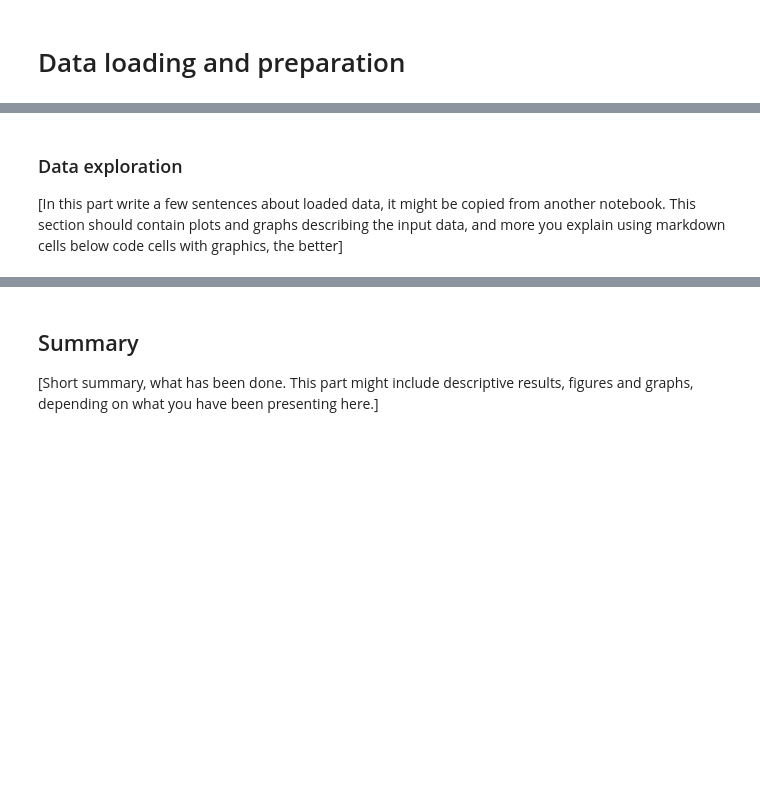
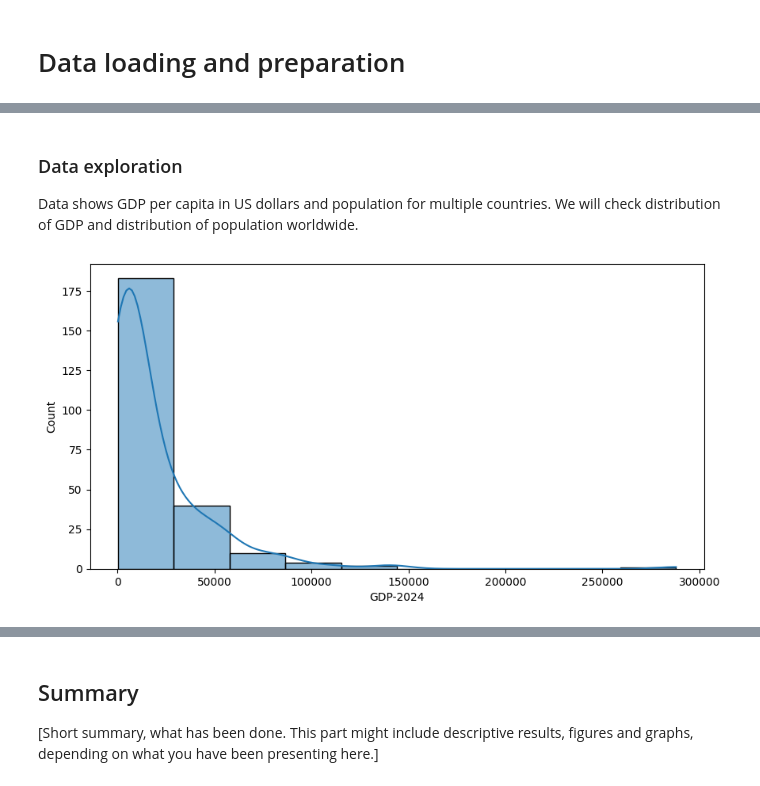
Before and after one commit to hs3city/surveypie, a Jupyter notebook: dev-notebooks/entropy-index.ipynb, the cells around one changed output, grey strips where cells are left out. Drawn from its saved outputs; the diff is of its cells as text; code cells hidden in the pictures; blank space fills up the shorter version.

Commit message:
debug entropy index + tutorial, data loading and visualization

```diff
--- a/dev-notebooks/entropy-index.ipynb
+++ b/dev-notebooks/entropy-index.ipynb
@@ -47,2 +53,5 @@ Both datasets are transformed, we pick only year 2024 and drop all countries whe
 # %% [markdown]
 # Data loading and preparation
+# %%
+ds = pd.read_csv('world-bank-data/gdp-pop-2024-world-bank.csv')
+ds.head()
@@ -49,6 +65,12 @@ Both datasets are transformed, we pick only year 2024 and drop all countries whe
 # %% [markdown]
 ### Data exploration
 
-[In this part write a few sentences about loaded data, it might be copied from another notebook. This section should contain plots and graphs describing the input data, and more you explain using markdown cells below code cells with graphics, the better]
+Data shows GDP per capita in US dollars and population for multiple countries. We will check distribution of GDP and distribution of population worldwide.
 # %%
 # Plot and visualize input data
+
+plt.figure(figsize=(10,5))
+sns.histplot(ds['GDP-2024'], bins=10, kde=True)
+plt.show()
+# %% [output]
+[figure, added]
```
Also changed, not shown: parts of 6 cells of this notebook, 1 other file.
